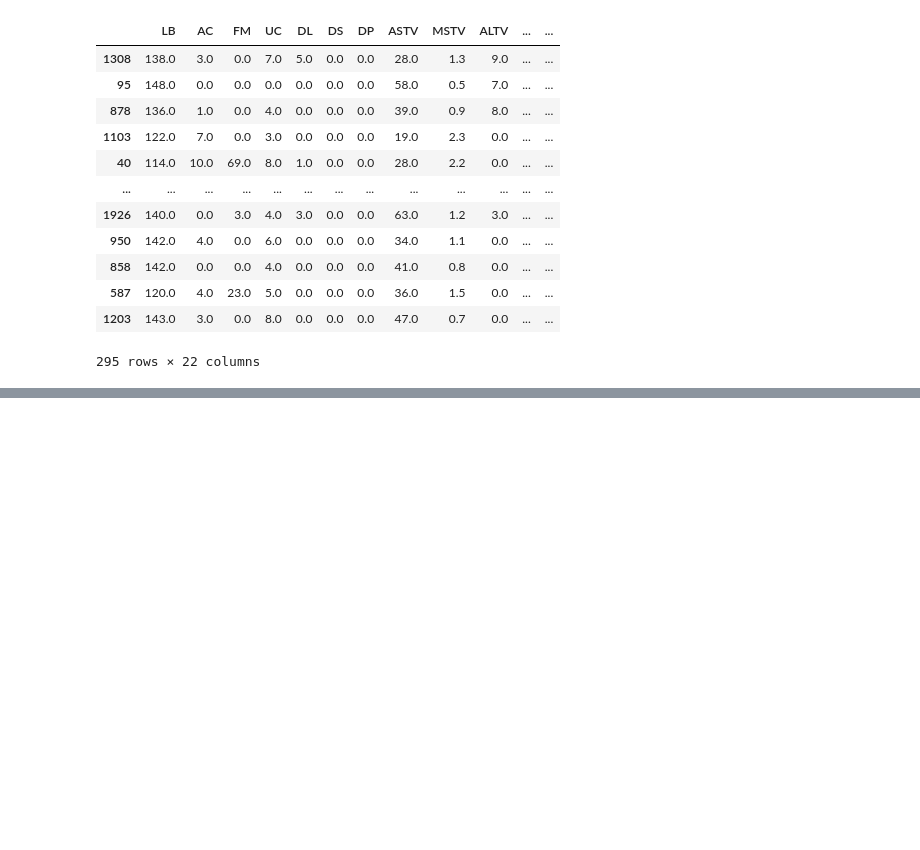
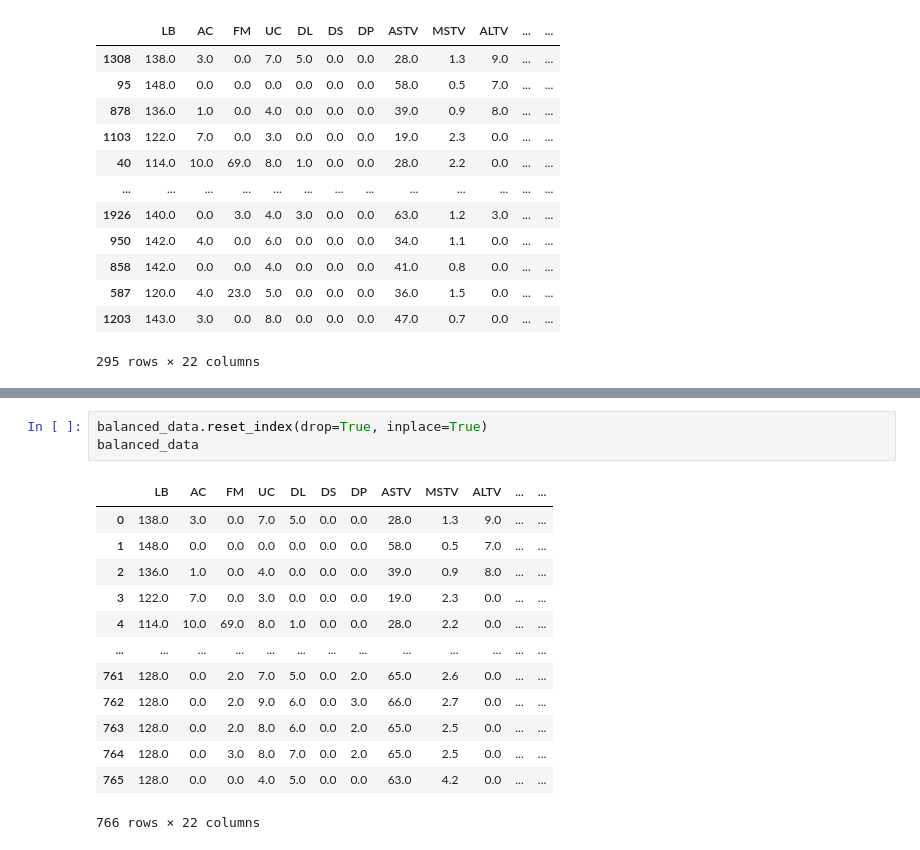
Before and after one commit to SergeyHSE/BaggingAndNLP.github.io, a Jupyter notebook: LogRegCardiotocography.ipynb, the cells around one changed output, grey strips where cells are left out. Saved outputs shown, nothing was run; the diff lists cells and outputs as text; blank space fills up the shorter version.

```diff
--- a/LogRegCardiotocography.ipynb
+++ b/LogRegCardiotocography.ipynb
@@ -260,0 +278,17 @@ undersampled_class_1
+# %%
+balanced_data.reset_index(drop=True, inplace=True)
+balanced_data
+# %% [output]
+|  | LB | AC | FM | UC | DL | DS | DP | ASTV | MSTV | ALTV | ... | ... |
+| 0 | 138.0 | 3.0 | 0.0 | 7.0 | 5.0 | 0.0 | 0.0 | 28.0 | 1.3 | 9.0 | ... | ... |
+| 1 | 148.0 | 0.0 | 0.0 | 0.0 | 0.0 | 0.0 | 0.0 | 58.0 | 0.5 | 7.0 | ... | ... |
+| 2 | 136.0 | 1.0 | 0.0 | 4.0 | 0.0 | 0.0 | 0.0 | 39.0 | 0.9 | 8.0 | ... | ... |
+| 3 | 122.0 | 7.0 | 0.0 | 3.0 | 0.0 | 0.0 | 0.0 | 19.0 | 2.3 | 0.0 | ... | ... |
+| 4 | 114.0 | 10.0 | 69.0 | 8.0 | 1.0 | 0.0 | 0.0 | 28.0 | 2.2 | 0.0 | ... | ... |
+| ... | ... | ... | ... | ... | ... | ... | ... | ... | ... | ... | ... | ... |
+| 761 | 128.0 | 0.0 | 2.0 | 7.0 | 5.0 | 0.0 | 2.0 | 65.0 | 2.6 | 0.0 | ... | ... |
+| 762 | 128.0 | 0.0 | 2.0 | 9.0 | 6.0 | 0.0 | 3.0 | 66.0 | 2.7 | 0.0 | ... | ... |
+| 763 | 128.0 | 0.0 | 2.0 | 8.0 | 6.0 | 0.0 | 2.0 | 65.0 | 2.5 | 0.0 | ... | ... |
+| 764 | 128.0 | 0.0 | 3.0 | 8.0 | 7.0 | 0.0 | 2.0 | 65.0 | 2.5 | 0.0 | ... | ... |
+| 765 | 128.0 | 0.0 | 0.0 | 4.0 | 5.0 | 0.0 | 0.0 | 63.0 | 4.2 | 0.0 | ... | ... |
+766 rows × 22 columns
```
Also changed, not shown: parts of 1 cell of this notebook.
